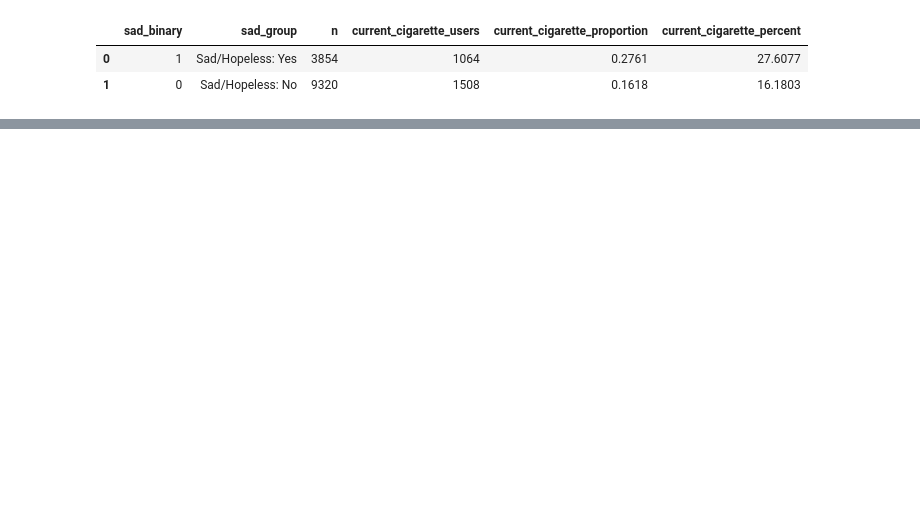
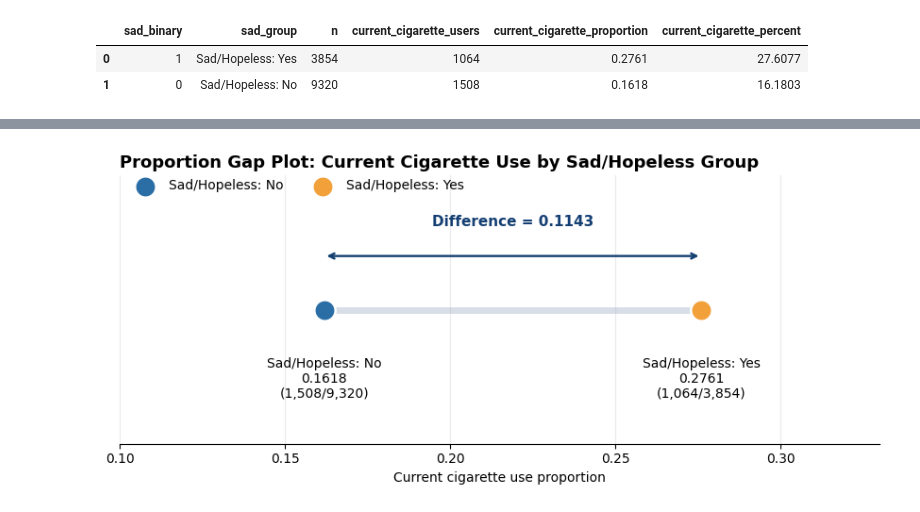
Before and after one commit to asd854026/2026-Spring-Stat2-Cycle3, a Jupyter notebook: notebooks/02_EDA_Main.ipynb, the cells around one changed output, grey strips where cells are left out. Drawn from its saved outputs; the diff is of its cells as text; code cells hidden in the pictures; blank space fills up the shorter version.

```diff
--- a/notebooks/02_EDA_Main.ipynb
+++ b/notebooks/02_EDA_Main.ipynb
@@ -4,6 +4,7 @@
 ## 1. Data
 # %%
 from pathlib import Path
+import numpy as np
 import pandas as pd
 import matplotlib.pyplot as plt
 
@@ -13,8 +14,6 @@ import matplotlib.pyplot as plt
 ROOT = Path.cwd().resolve().parent
 
 Q8_PROCESSED_PATH = ROOT / "data" / "processed" / "yrbs_cycle3_q8_processed_only.csv"
-HEALTH_RISK_PROCESSED_PATH = ROOT / "data" / "processed" / "yrbs_cycle3_health_risk_processed_only.csv"
-
 FIG_DIR = ROOT / "outputs" / "figures"
 TAB_DIR = ROOT / "outputs" / "tables"
 
@@ -28,7 +27,21 @@ pd.set_option("display.float_format", "{:.4f}".format)
 # Load processed-only data
 # ------------------------------------------------------------
 analysis = pd.read_csv(Q8_PROCESSED_PATH)
-health_risk = pd.read_csv(HEALTH_RISK_PROCESSED_PATH)
+
+required_cols = [
+    "sad_binary",
+    "sad_group",
+    "smoker_binary",
+    "current_cigarette_status",
+    "smoking_freq_group"
+]
+
+missing_cols = [col for col in required_cols if col not in analysis.columns]
+if missing_cols:
+    raise ValueError(f"Missing required columns: {missing_cols}. Please rerun 01_DataCheck.ipynb first.")
+
+analysis["sad_binary"] = analysis["sad_binary"].astype(int)
+analysis["smoker_binary"] = analysis["smoker_binary"].astype(int)
 
 print("Rows valid for Q8 analysis:", len(analysis))
 # %% [output]
@@ -101 +73,61 @@ plt.show()
+# %%
+# ------------------------------------------------------------
+# Proportion gap plot: p_yes vs p_no
+# ------------------------------------------------------------
+
+p_yes = float(summary.loc[summary["sad_binary"] == 1, "current_cigarette_proportion"].iloc[0])
+p_no = float(summary.loc[summary["sad_binary"] == 0, "current_cigarette_proportion"].iloc[0])
+n_yes = int(summary.loc[summary["sad_binary"] == 1, "n"].iloc[0])
+n_no = int(summary.loc[summary["sad_binary"] == 0, "n"].iloc[0])
+x_yes = int(summary.loc[summary["sad_binary"] == 1, "current_cigarette_users"].iloc[0])
+x_no = int(summary.loc[summary["sad_binary"] == 0, "current_cigarette_users"].iloc[0])
+diff = p_yes - p_no
+
+fig, ax = plt.subplots(figsize=(8.5, 3.8))
+
+# Horizontal gap line
+ax.plot([p_no, p_yes], [0, 0], linewidth=5, solid_capstyle="round", color="#d8dee7", zorder=1)
+
+# Endpoints
+ax.scatter(p_no, 0, s=260, color="#2b6ea6", edgecolor="white", linewidth=1.8, zorder=3, label="Sad/Hopeless: No")
+ax.scatter(p_yes, 0, s=260, color="#f2a13a", edgecolor="white", linewidth=1.8, zorder=3, label="Sad/Hopeless: Yes")
+
+# Difference arrow and label
+ax.annotate(
+    "",
+    xy=(p_yes, 0.18),
+    xytext=(p_no, 0.18),
+    arrowprops=dict(arrowstyle="<->", color="#143f72", linewidth=1.7)
+)
+ax.text(
+    (p_yes + p_no) / 2,
+    0.27,
+    f"Difference = {diff:.4f}",
+    ha="center",
+    va="bottom",
+    fontsize=11,
+    fontweight="bold",
+    color="#143f72"
+)
+
+# Labels
+ax.text(p_no, -0.16, f"Sad/Hopeless: No\n{p_no:.4f}\n({x_no:,}/{n_no:,})", ha="center", va="top", fontsize=10)
+ax.text(p_yes, -0.16, f"Sad/Hopeless: Yes\n{p_yes:.4f}\n({x_yes:,}/{n_yes:,})", ha="center", va="top", fontsize=10)
+
+ax.set_title("Proportion Gap Plot: Current Cigarette Use by Sad/Hopeless Group", fontsize=13, fontweight="bold", loc="left")
+ax.set_xlabel("Current cigarette use proportion")
+ax.set_yticks([])
+ax.set_xlim(0.10, 0.33)
+ax.set_ylim(-0.45, 0.45)
+ax.grid(axis="x", alpha=0.25)
+ax.legend(loc="upper left", bbox_to_anchor=(0, 1.03), ncol=2, frameon=False)
+
+for spine in ["top", "right", "left"]:
+    ax.spines[spine].set_visible(False)
+
+plt.tight_layout()
+fig.savefig(FIG_DIR / "02_current_cigarette_use_proportion_gap.png", dpi=300, bbox_inches="tight")
+plt.show()
+# %% [output]
+[figure, added]
 # %% [markdown]
```
Also changed, not shown: parts of 19 cells of this notebook, 29 other files.
